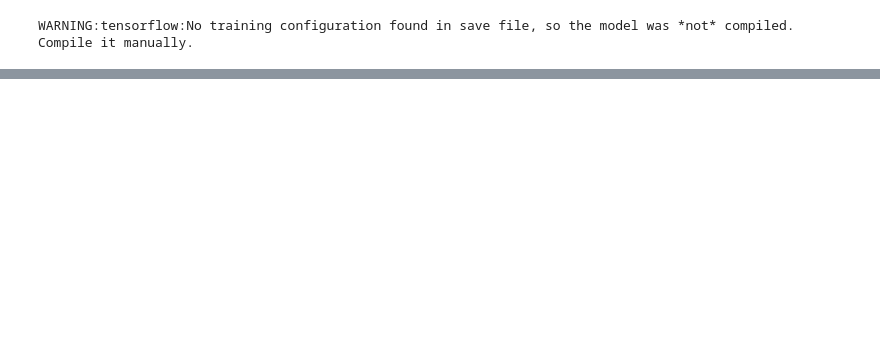
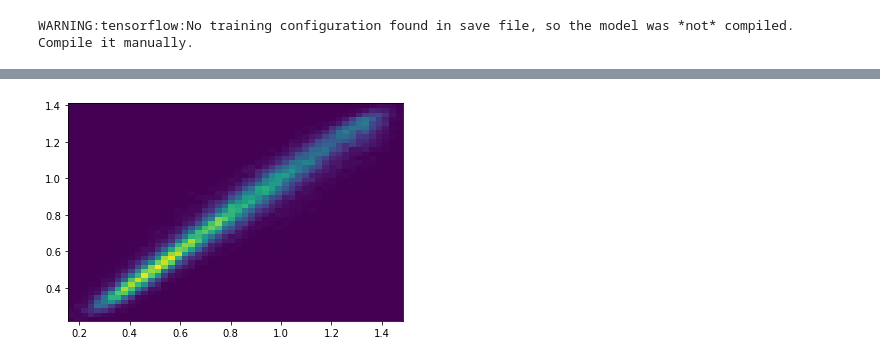
Before and after one commit to astrockragh/IceCube, a Jupyter notebook: Analysis.ipynb, the cells around one changed output, grey strips where cells are left out. Drawn from its saved outputs; the diff is of its cells as text; code cells hidden in the pictures; blank space fills up the shorter version.

```diff
--- a/Analysis.ipynb
+++ b/Analysis.ipynb
@@ -163,0 +176,32 @@ fig, ax = performance_e_alpha(loader_test)
+# %%
+loader = DisjointLoader(dataset, batch_size=batch_size, epochs=1)
+
+prediction_list, target_list = [], []
+for batch in loader:
+    inputs, targets = batch
+    predictions, targets, out = test_step(inputs, targets)
+
+    prediction_list.append(predictions.numpy())
+    target_list.append(targets.numpy())
+pred, true=np.array(prediction_list), np.array(target_list)
+c='start'
+for p in pred:
+    if type(c)==str:
+        c=p
+    else:
+        c=np.vstack((c,p))
+
+pred=c
+c='start'
+for p in true:
+    if type(c)==str:
+        c=p
+    else:
+        c=np.vstack((c,p))
+true=c
+# %%
+maskzen=pred[:,3]>np.mean(pred[:,3])
+# %%
+plt.hist2d(true[:,1][maskzen],pred[:,1][maskzen], bins=50);
+# %% [output]
+[figure, added]
```
Also changed, not shown: parts of 11 cells of this notebook, 21 other files.
